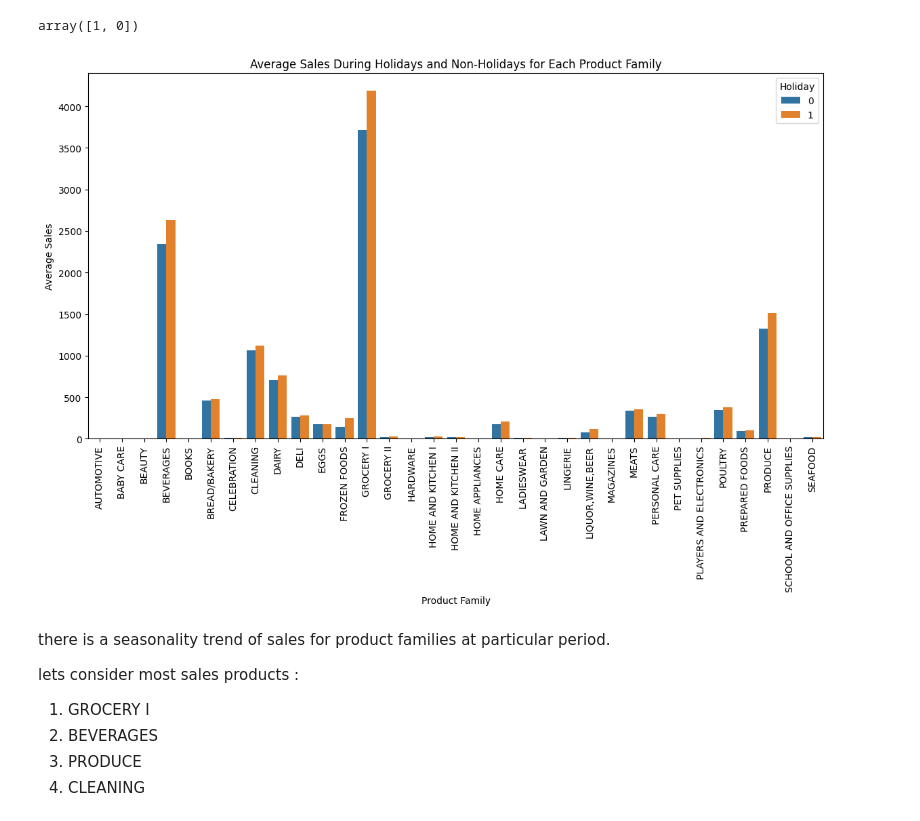
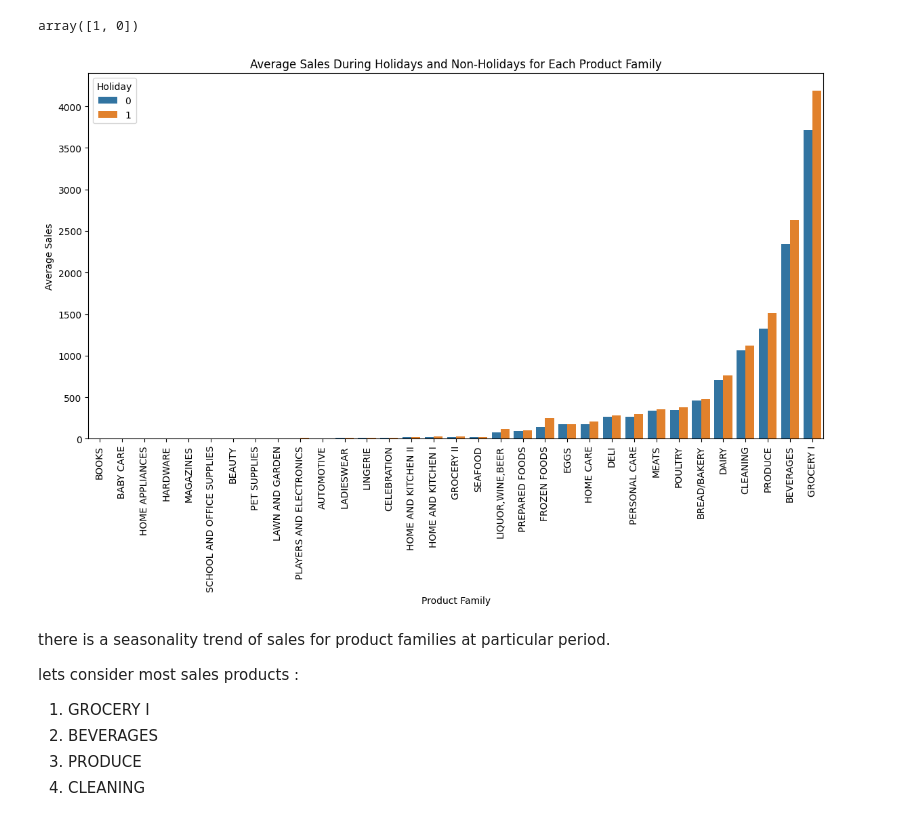
Before and after one commit to acies-udaykiran-rachamsetty/Capstone-Project, a Jupyter notebook: Notebooks/EDA.ipynb, the cells around one changed output. Saved outputs shown, nothing was run; the diff lists cells and outputs as text; code cells hidden in the pictures.

```diff
--- a/Notebooks/EDA.ipynb
+++ b/Notebooks/EDA.ipynb
@@ -1146,16 +1146,17 @@ array([1, 0])
 # %%
 product_holiday_sales = train_holidays.groupby(['family','is_holiday'])['sales'].mean().to_frame().reset_index()
 # %%
+product_holiday_sales_sort = product_holiday_sales.sort_values('sales')
 plt.figure(figsize=(14, 7))
-sns.barplot(x='family', y='sales', hue='is_holiday', data=product_holiday_sales)
+sns.barplot(x='family', y='sales', hue='is_holiday', data = product_holiday_sales_sort)
 plt.title('Average Sales During Holidays and Non-Holidays for Each Product Family')
 plt.xlabel('Product Family')
 plt.ylabel('Average Sales')
 plt.legend(title='Holiday')
 plt.xticks(rotation=90)
 plt.show()
 # %% [output]
-[figure, old version]
+[figure, new version]
 # %% [markdown]
 there is a seasonality trend of sales for product families at particular period.
 
```
Also changed, not shown: parts of 1 cell of this notebook.
